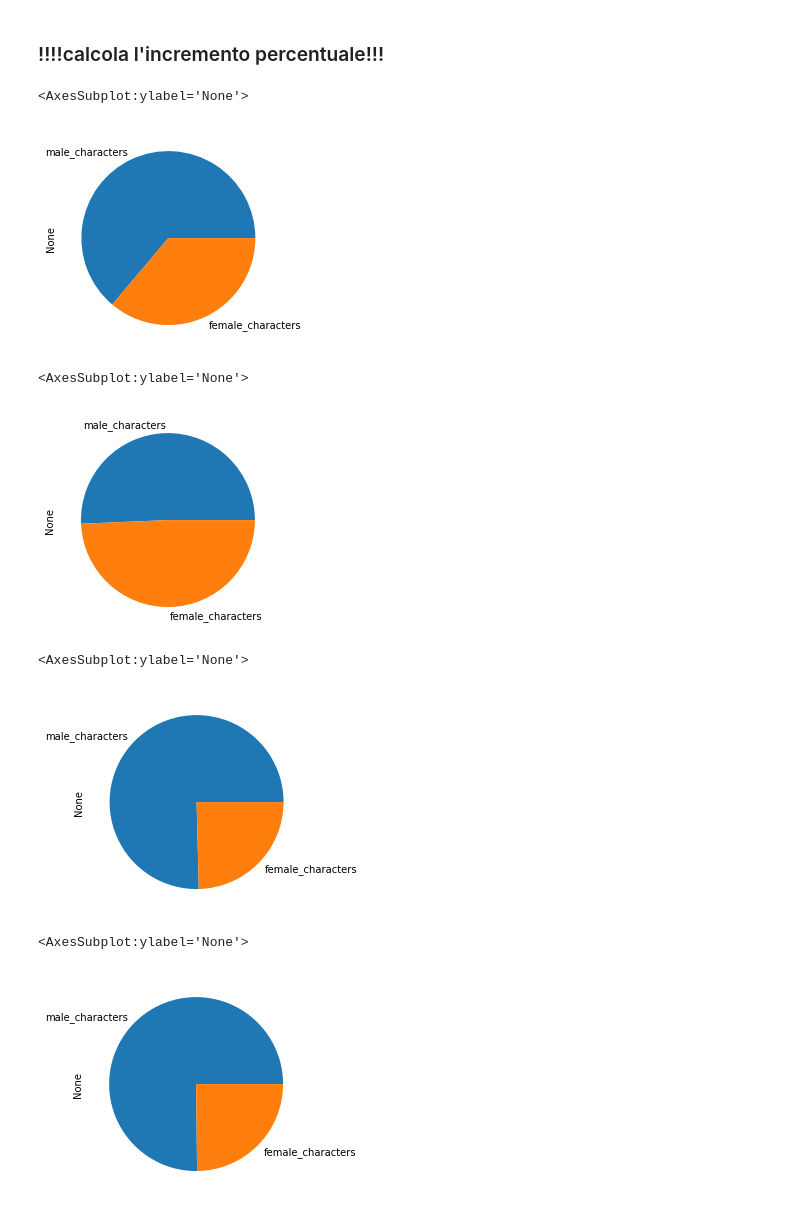
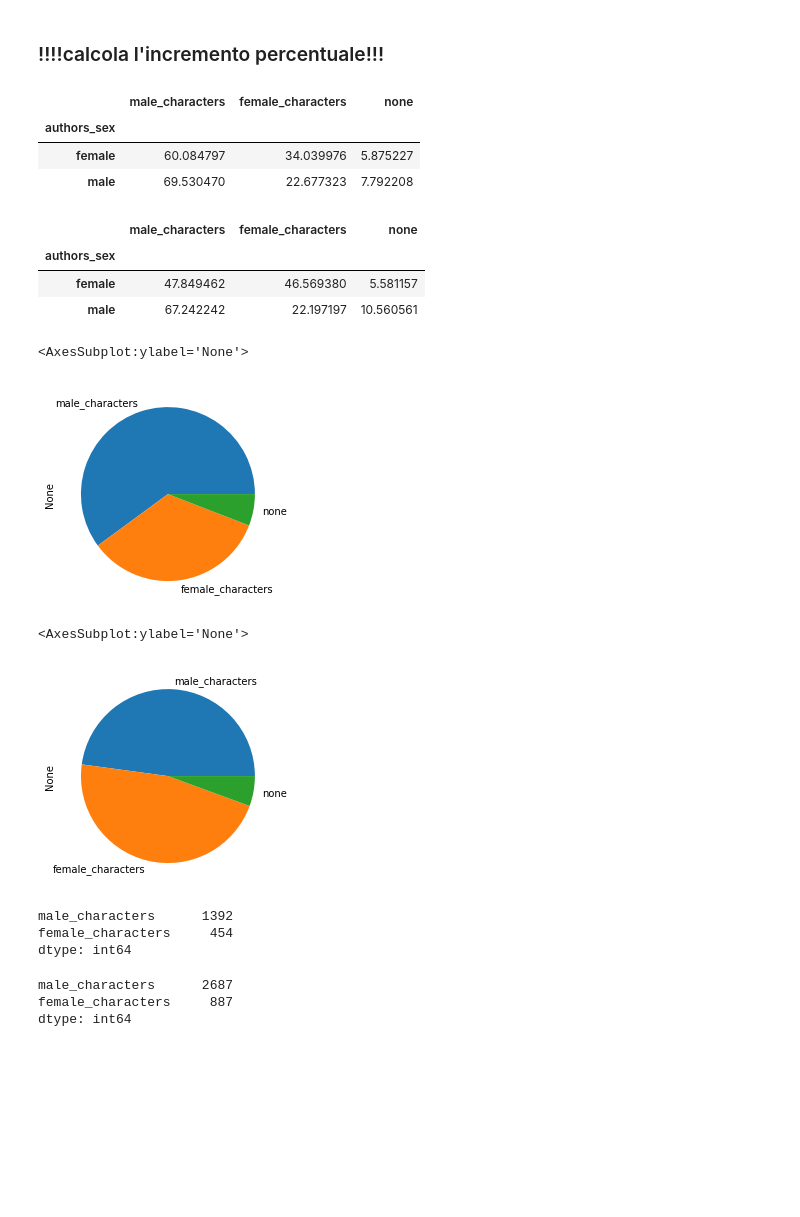
Before and after one commit to gobbykid/gobbykid-characters-extraction, a Jupyter notebook: characters_extraction_and_gender_recognition/analytics.ipynb, the cells around one changed output. Drawn from its saved outputs; the diff is of its cells as text; code cells hidden in the pictures; blank space fills up the shorter version.

```diff
--- a/characters_extraction_and_gender_recognition/analytics.ipynb
+++ b/characters_extraction_and_gender_recognition/analytics.ipynb
@@ -176,22 +245,38 @@ df_m_after_1880 = df_m.query("publication_year >= '1880'")
 # %% [markdown]
 ### !!!!calcola l'incremento percentuale!!!
+# %%
+df_before_1880[["male_characters", "female_characters", "none", "authors_sex"]].groupby("authors_sex").sum().apply(lambda x: x*100/sum(x), axis=1)
+# %% [output]
+|  | male_characters | female_characters | none |
+| authors_sex |  |  |  |
+| female | 60.084797 | 34.039976 | 5.875227 |
+| male | 69.530470 | 22.677323 | 7.792208 |
+# %%
+df_after_1880[["male_characters", "female_characters", "none", "authors_sex"]].groupby("authors_sex").sum().apply(lambda x: x*100/sum(x), axis=1)
+# %% [output]
+|  | male_characters | female_characters | none |
+| authors_sex |  |  |  |
+| female | 47.849462 | 46.569380 | 5.581157 |
+| male | 67.242242 | 22.197197 | 10.560561 |
 # %%
-df_f_before_1880[["male_characters", "female_characters"]].sum().plot.pie()
+df_f_before_1880[["male_characters", "female_characters", "none"]].sum().plot.pie()
 # %% [output]
 <AxesSubplot:ylabel='None'>
-[figure, old version]
+[figure, new version]
 # %%
-df_f_after_1880[["male_characters", "female_characters"]].sum().plot.pie()
+df_f_after_1880[["male_characters", "female_characters", "none"]].sum().plot.pie()
 # %% [output]
 <AxesSubplot:ylabel='None'>
-[figure, old version]
+[figure, new version]
 # %%
-df_m_before_1880[["male_characters", "female_characters"]].sum().plot.pie()
+df_m_before_1880[["male_characters", "female_characters"]].sum() #.plot.pie()
 # %% [output]
-<AxesSubplot:ylabel='None'>
+male_characters      1392
+female_characters     454
+dtype: int64
-[figure, removed]
 # %%
-df_m_after_1880[["male_characters", "female_characters"]].sum().plot.pie()
+df_m_after_1880[["male_characters", "female_characters"]].sum() #.plot.pie()
 # %% [output]
-<AxesSubplot:ylabel='None'>
+male_characters      2687
+female_characters     887
+dtype: int64
-[figure, removed]
```
Also changed, not shown: parts of 44 cells of this notebook.
